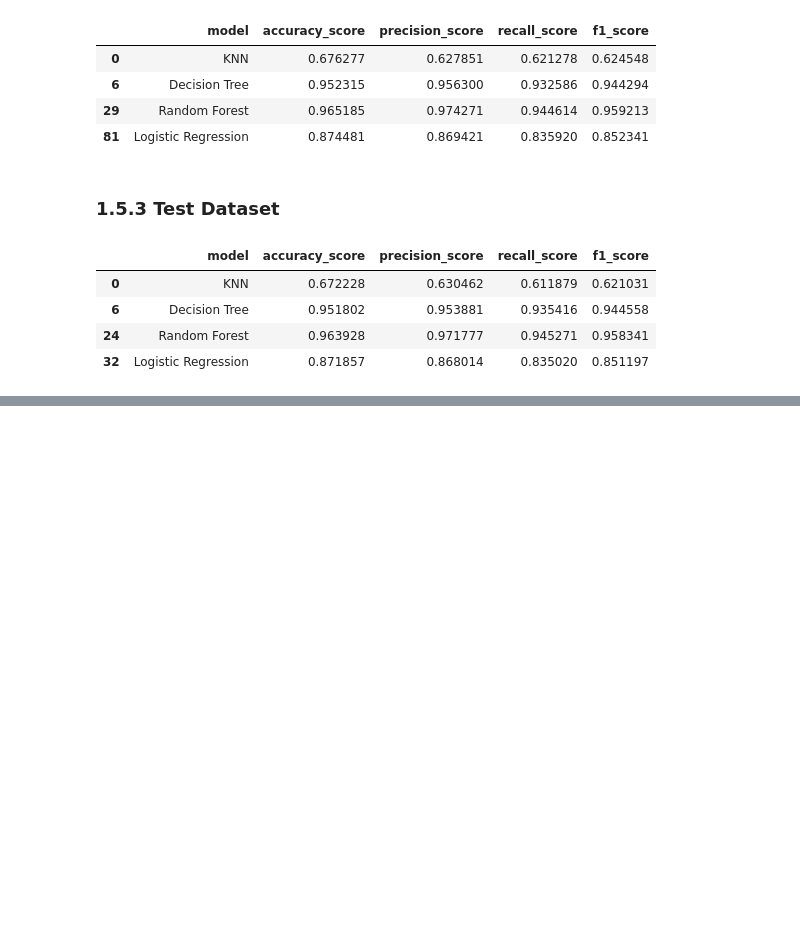
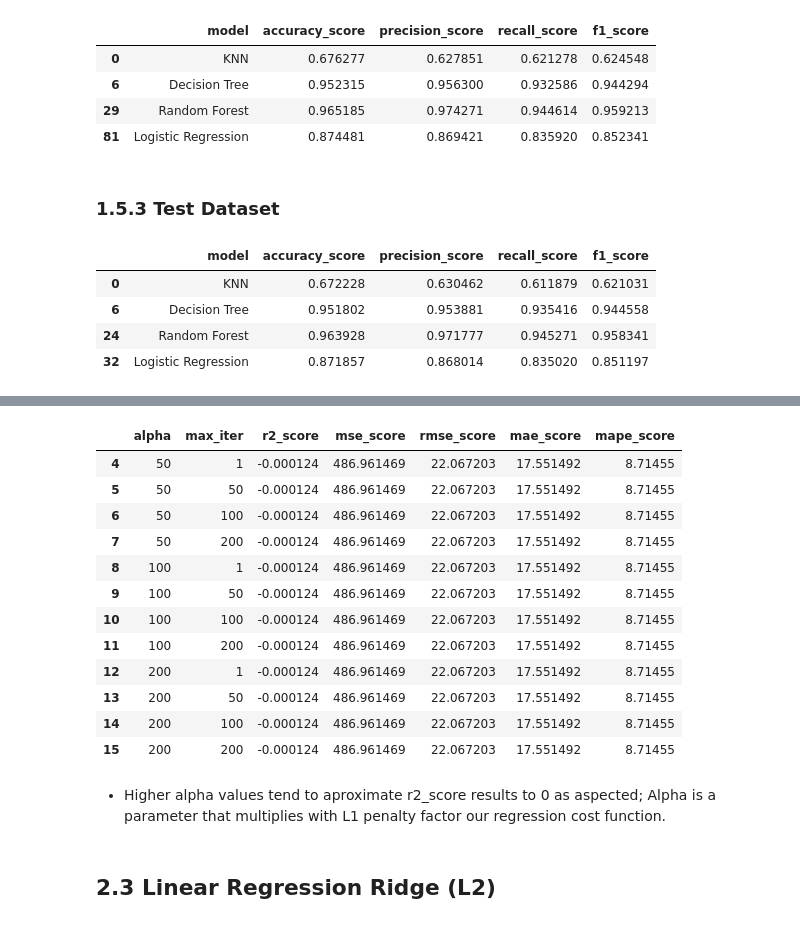
Before and after one commit to AndreMenezesDS/machine_learning_test, a Jupyter notebook: ml_trials.ipynb, the cells around one changed output, grey strips where cells are left out. Cells and saved outputs as stored; diff of their text form; code cells hidden in the pictures; blank space fills up the shorter version.

```diff
--- a/ml_trials.ipynb
+++ b/ml_trials.ipynb
@@ -573,0 +780,27 @@ test_classification_results
+# %%
+lasso_regression_test_df = pd.DataFrame({ 'alpha': alpha_estimator_list, 'max_iter': max_iter_estimator_list,
+                                              'r2_score': r2_list_test, 'mse_score': mse_list_test,
+                                              'rmse_score': rmse_list_test, 'mae_score': mae_list_test,
+                                              'mape_score': mape_list_test})
+
+
+lasso_regression_test_min = lasso_regression_test_df.query('mape_score == mape_score.min()')
+lasso_regression_test_min
+# %% [output]
+|  | alpha | max_iter | r2_score | mse_score | rmse_score | mae_score | mape_score |
+| 4 | 50 | 1 | -0.000124 | 486.961469 | 22.067203 | 17.551492 | 8.71455 |
+| 5 | 50 | 50 | -0.000124 | 486.961469 | 22.067203 | 17.551492 | 8.71455 |
+| 6 | 50 | 100 | -0.000124 | 486.961469 | 22.067203 | 17.551492 | 8.71455 |
+| 7 | 50 | 200 | -0.000124 | 486.961469 | 22.067203 | 17.551492 | 8.71455 |
+| 8 | 100 | 1 | -0.000124 | 486.961469 | 22.067203 | 17.551492 | 8.71455 |
+| 9 | 100 | 50 | -0.000124 | 486.961469 | 22.067203 | 17.551492 | 8.71455 |
+| 10 | 100 | 100 | -0.000124 | 486.961469 | 22.067203 | 17.551492 | 8.71455 |
+| 11 | 100 | 200 | -0.000124 | 486.961469 | 22.067203 | 17.551492 | 8.71455 |
+| 12 | 200 | 1 | -0.000124 | 486.961469 | 22.067203 | 17.551492 | 8.71455 |
+| 13 | 200 | 50 | -0.000124 | 486.961469 | 22.067203 | 17.551492 | 8.71455 |
+| 14 | 200 | 100 | -0.000124 | 486.961469 | 22.067203 | 17.551492 | 8.71455 |
+| 15 | 200 | 200 | -0.000124 | 486.961469 | 22.067203 | 17.551492 | 8.71455 |
+# %% [markdown]
+*   Higher alpha values tend to aproximate r2_score results to 0 as aspected; Alpha is a parameter that multiplies with L1 penalty factor our regression cost function.
+# %% [markdown]
+## 2.3 Linear Regression Ridge (L2)
```
Also changed, not shown: parts of 81 cells of this notebook, 1 other file.
